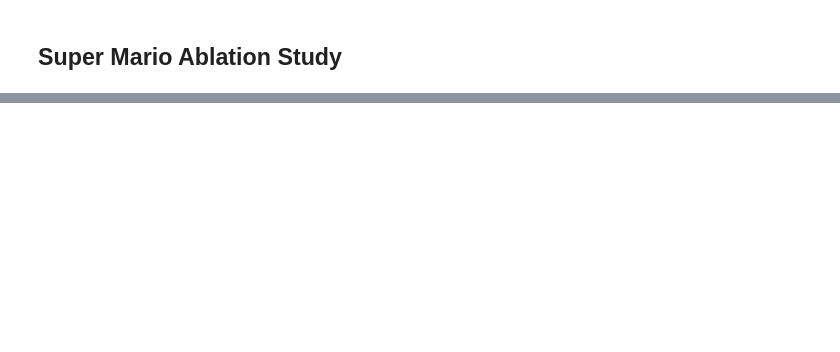
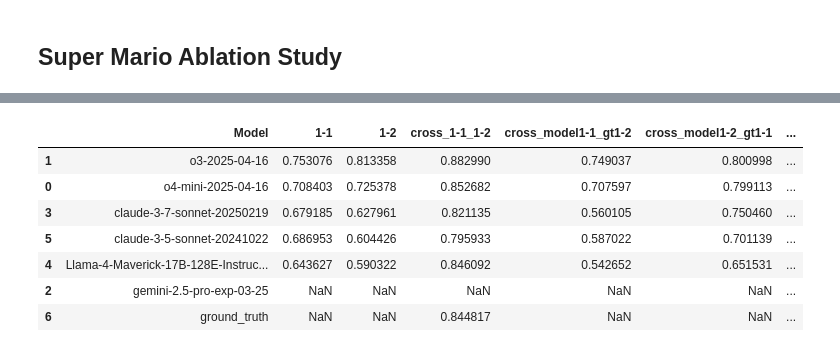
Before and after one commit to lmgame-org/GamingAgent, a Jupyter notebook: apps/ablation_study/ablation_study.ipynb, the cells around one changed output, grey strips where cells are left out. Saved outputs shown, nothing was run; the diff lists cells and outputs as text; code cells hidden in the pictures; blank space fills up the shorter version.

```diff
--- a/apps/ablation_study/ablation_study.ipynb
+++ b/apps/ablation_study/ablation_study.ipynb
@@ -417,16 +0,0 @@ Updated Results with Embedding Cross Correlation Scores:
-# %%
-# Calculate ground truth cross-correlation using SBERT embeddings
-model = SentenceTransformer("all-MiniLM-L6-v2")
-with open("./ace_attorney_ground_truth.json", "r") as f:
-    ground_truth = json.load(f)
-
-# Extract transcripts in the same order as level_names
-transcripts = [ground_truth[level_name] for level_name in level_names]
-
-# Get embeddings for both transcripts
-first_turnabout_embedding = model.encode(transcripts[0], show_progress_bar=False)
-sister_turnabout_embedding = model.encode(transcripts[1], show_progress_bar=False)
-
-# Calculate cosine similarity between embedding vectors
-sim_score = cosine_similarity([first_turnabout_embedding], [sister_turnabout_embedding])[0][0]
-print(f"\nGround truth cross-correlation: {sim_score:.4f}")
@@ -813,0 +413,11 @@ if __name__ == "__main__":
+# %%
+similarity_df
+# %% [output]
+|  | Model | 1-1 | 1-2 | cross_1-1_1-2 | cross_model1-1_gt1-2 | cross_model1-2_gt1-1 | ... |
+| 1 | o3-2025-04-16 | 0.753076 | 0.813358 | 0.882990 | 0.749037 | 0.800998 | ... |
+| 0 | o4-mini-2025-04-16 | 0.708403 | 0.725378 | 0.852682 | 0.707597 | 0.799113 | ... |
+| 3 | claude-3-7-sonnet-20250219 | 0.679185 | 0.627961 | 0.821135 | 0.560105 | 0.750460 | ... |
+| 5 | claude-3-5-sonnet-20241022 | 0.686953 | 0.604426 | 0.795933 | 0.587022 | 0.701139 | ... |
+| 4 | Llama-4-Maverick-17B-128E-Instruc... | 0.643627 | 0.590322 | 0.846092 | 0.542652 | 0.651531 | ... |
+| 2 | gemini-2.5-pro-exp-03-25 | NaN | NaN | NaN | NaN | NaN | ... |
+| 6 | ground_truth | NaN | NaN | 0.844817 | NaN | NaN | ... |
```
Also changed, not shown: parts of 20 cells of this notebook, 7 other files.
